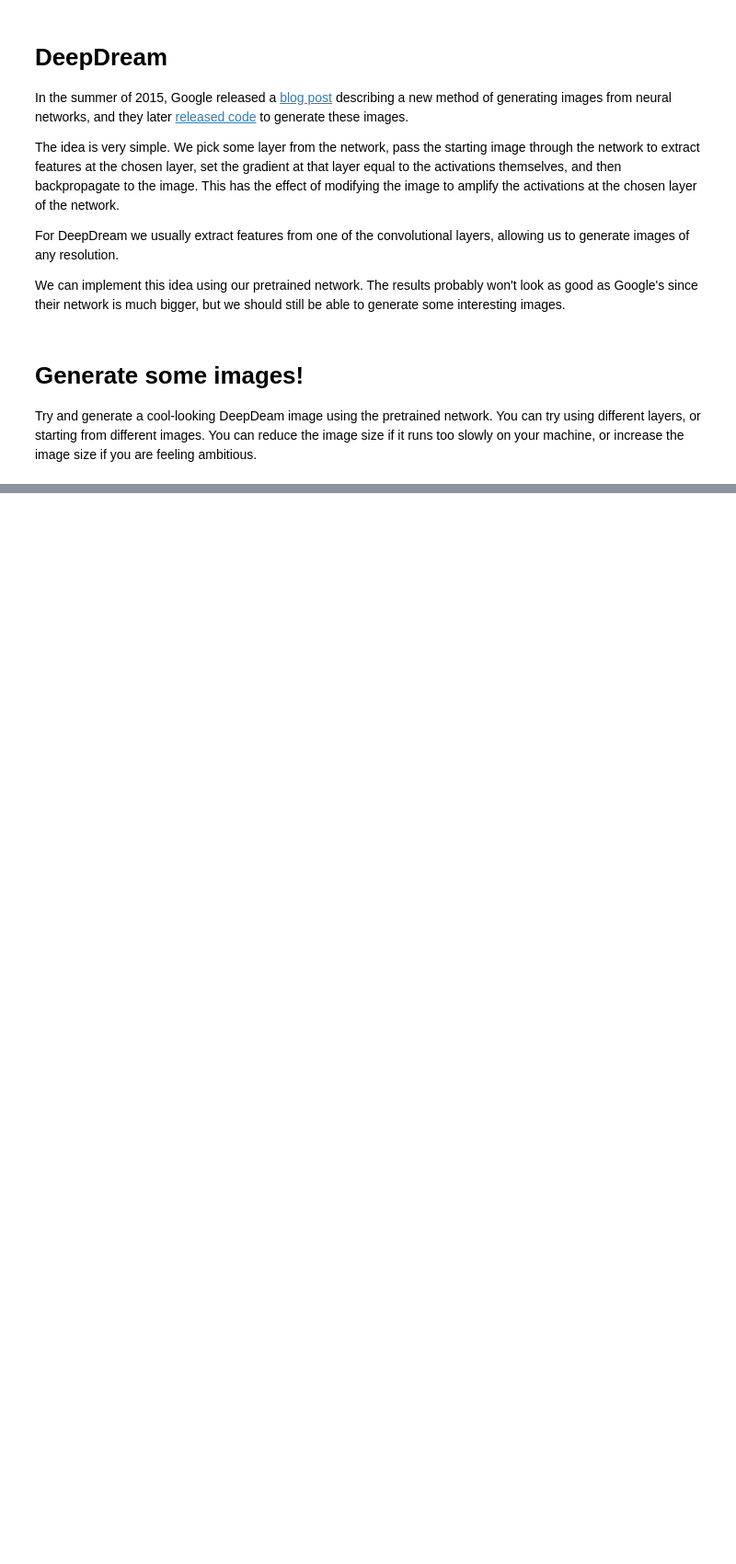
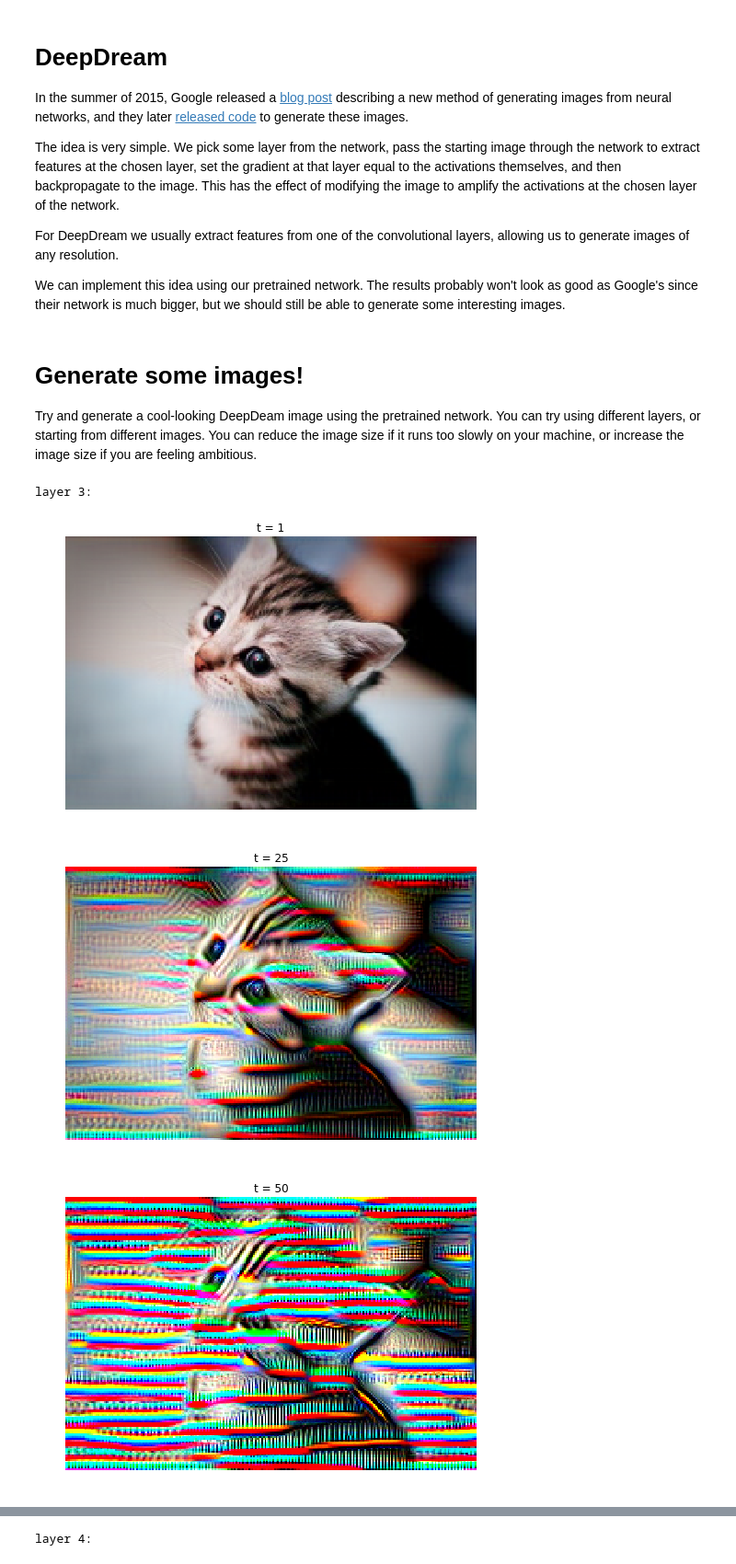
Before and after one commit to zixinh/CNN-RNN, a Jupyter notebook: assignment3/ImageGeneration.ipynb, the cells around one changed output, grey strips where cells are left out. Shown at 92% size. Saved outputs shown, nothing was run; the diff lists cells and outputs as text; code cells hidden in the pictures; blank space fills up the shorter version.

```diff
--- a/assignment3/ImageGeneration.ipynb
+++ b/assignment3/ImageGeneration.ipynb
@@ -308,7 +355,14 @@ def deepdream(X, layer, model, **kwargs):
     # computing the image gradient dX, you should use the learning rate to     #
     # update the image X.                                                      #
     ############################################################################
-    pass
+    act, cache = model.forward(X, end=layer)
+    dact = act
+    # Intuition: Assume layer 6 represents pattern A, then deepdream set the 'dscores'
+    # as that pattern, and after update, the original image X will look more like pattern A
+    # that is, the objective is to maximize pattern A into the image X
+    dX, _ = model.backward(dact, cache)
+
+    X += dX * learning_rate
     ############################################################################
     #                             END OF YOUR CODE                             #
     ############################################################################
@@ -335,24 +389,34 @@ Try and generate a cool-looking DeepDeam image using the pretrained network. You
 # %%
 def read_image(filename, max_size):
   """
   Read an image from disk and resize it so its larger side is max_size
   """
   img = imread(filename)
   H, W, _ = img.shape
   if H >= W:
     img = imresize(img, (max_size, int(W * float(max_size) / H)))
   elif H < W:
     img = imresize(img, (int(H * float(max_size) / W), max_size))
   return img
 
 filename = 'kitten.jpg'
 max_size = 256
 img = read_image(filename, max_size)
 plt.imshow(img)
 plt.axis('off')
 
 # Preprocess the image by converting to float, transposing,
 # and performing mean subtraction.
 img_pre = preprocess_image(img, data['mean_image'], mean='pixel')
 
-out = deepdream(img_pre, 7, model, learning_rate=2000)
+print 'layer 3:'
+out = deepdream(img_pre, 3, model, learning_rate=2000)
+print 'layer 4:'
+out1 = deepdream(img_pre, 4, model, learning_rate=2000)
+print 'layer 5:'
+out2 = deepdream(img_pre, 5, model, learning_rate=2000)
+# %% [output]
+layer 3:
+[figure, added]
+[figure, added]
+[figure, added]
@@ -358,0 +425 @@ out = deepdream(img_pre, 7, model, learning_rate=2000)
+layer 4:
```
Also changed, not shown: parts of 7 cells of this notebook.
